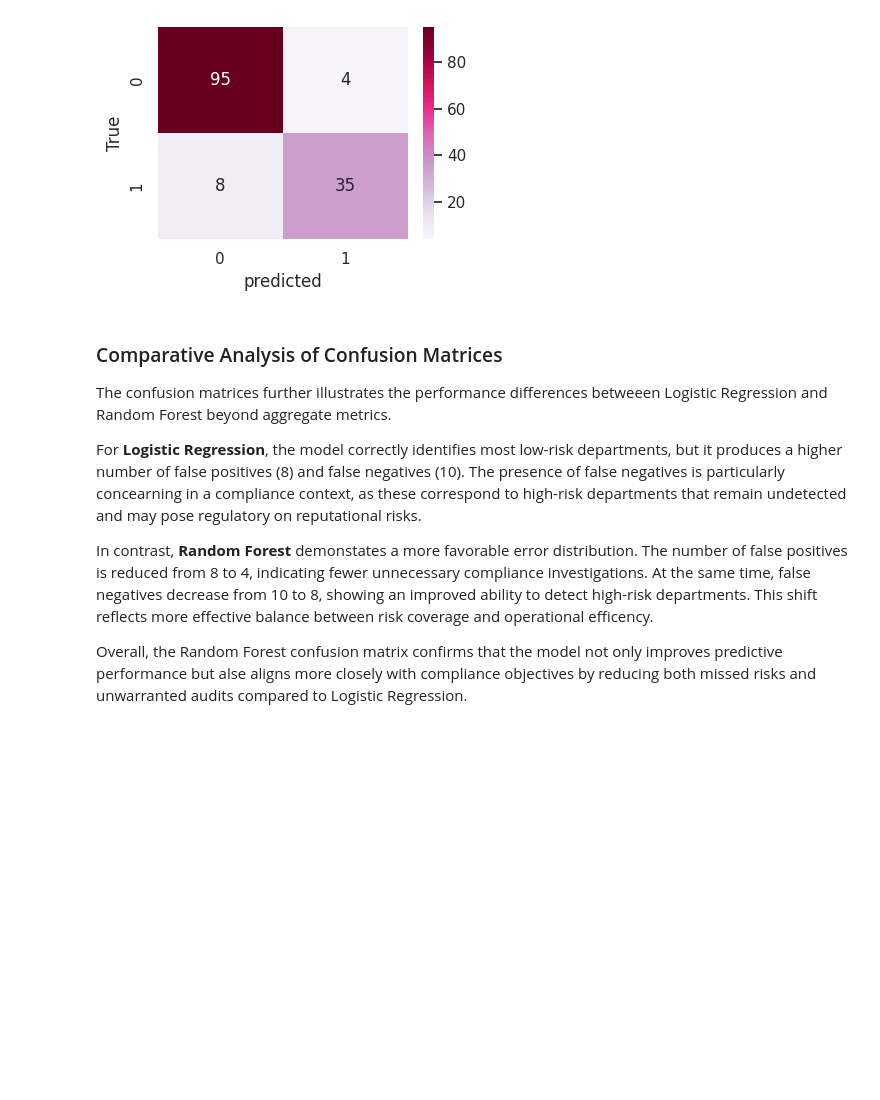
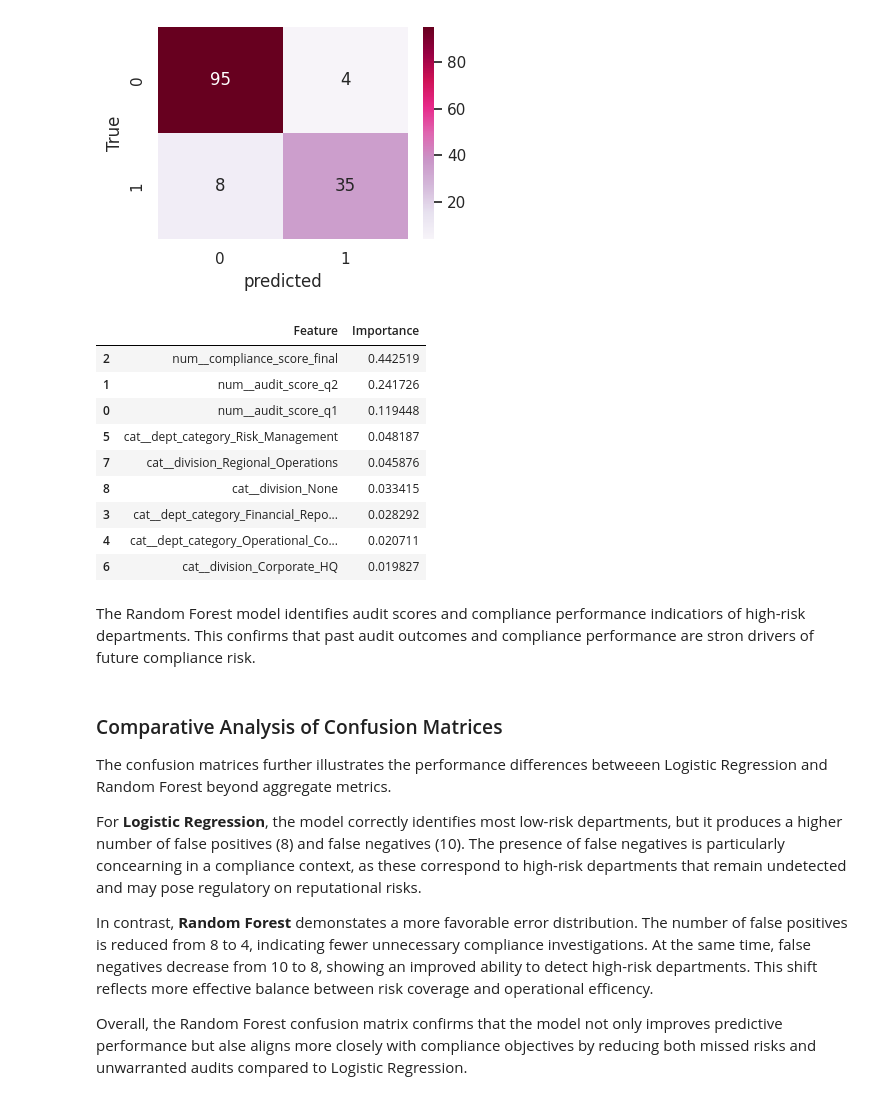
Before and after one commit to personallypetra/ComplianceRadar_315031, a Jupyter notebook: main.ipynb, the cells around one changed output. Saved outputs shown, nothing was run; the diff lists cells and outputs as text; code cells hidden in the pictures; blank space fills up the shorter version.

```diff
--- a/main.ipynb
+++ b/main.ipynb
@@ -546,6 +558,28 @@ plt.tight_layout()
 plt.show()
 # %% [output]
 [figure]
+# %%
+rf_model = RF_grid.best_estimator_["model"]
+feature_names = (RF_grid.best_estimator_["preprocess"].get_feature_names_out())
+
+importances = rf_model.feature_importances_
+
+FI = pd.DataFrame({"Feature": feature_names,"Importance": importances}).sort_values(by = "Importance", ascending = False)
+
+FI.head(10)
+# %% [output]
+|  | Feature | Importance |
+| 2 | num__compliance_score_final | 0.442519 |
+| 1 | num__audit_score_q2 | 0.241726 |
+| 0 | num__audit_score_q1 | 0.119448 |
+| 5 | cat__dept_category_Risk_Management | 0.048187 |
+| 7 | cat__division_Regional_Operations | 0.045876 |
+| 8 | cat__division_None | 0.033415 |
+| 3 | cat__dept_category_Financial_Repo... | 0.028292 |
+| 4 | cat__dept_category_Operational_Co... | 0.020711 |
+| 6 | cat__division_Corporate_HQ | 0.019827 |
+# %% [markdown]
+The Random Forest model identifies audit scores and compliance performance indicatiors of high-risk departments. This confirms that past audit outcomes and compliance performance are stron drivers of future compliance risk.
 # %% [markdown]
 ### Comparative Analysis of Confusion Matrices
 The confusion matrices further illustrates the performance differences betweeen Logistic Regression and Random Forest beyond aggregate metrics.
```
Also changed, not shown: parts of 5 cells of this notebook.
